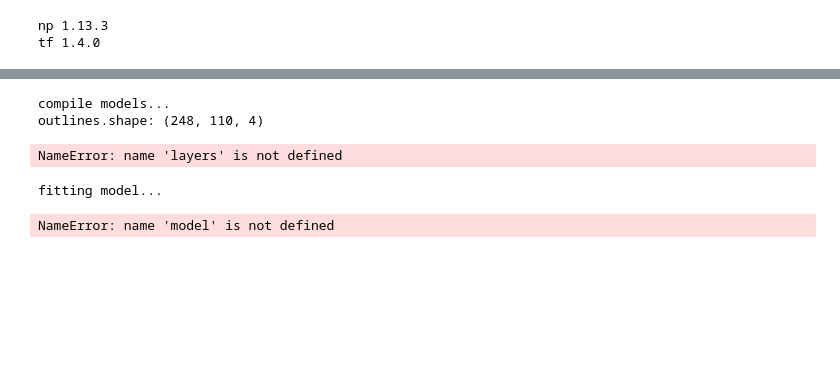
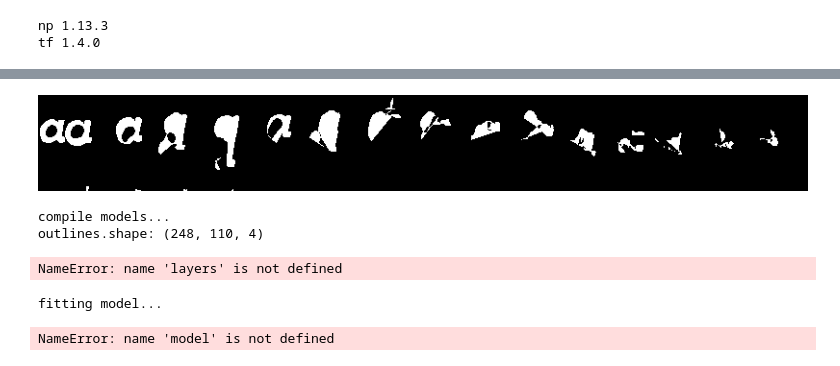
Before and after one commit to terryspitz/ipython_notebooks, a Jupyter notebook: fontvolve-TF.ipynb, the cells around one changed output, grey strips where cells are left out. Drawn from its saved outputs; the diff is of its cells as text; code cells hidden in the pictures; blank space fills up the shorter version.

Commit message:
add TF implementation of gene combination and insert/delete bases add documentation todo: in-place base mutation

```diff
--- a/fontvolve-TF.ipynb
+++ b/fontvolve-TF.ipynb
@@ -111,10 +109,13 @@ def GetCoordinates(font, glyphName:str):
         start=end+1
     return contours
 
+
 def readFonts(glyphs, max_outline_points, ygrid):
     glyphinputs = np.identity(len(glyphs), dtype=float)  #input is one-hot vec, one per glyph
-    files = glob.glob('deeper/Courier*.ttf')
-    print('loading {} files'.format(len(files)))
+    files = glob.glob('deeper\Courier*.ttf')
+    if not files:
+        files = glob.glob(r'C:\src\notebooks\deeper\Courier*.ttf')
+    print('loading {} files: {}'.format(len(files), files))
     inputs = []
     outlines = []
     for i, fontfile in enumerate(files):
@@ -325,13 +278,0 @@ orig_pool = gene_pool
-# %%
-generations= gene_pool[0:10]
-for gen in range(0,10):
-    for i in range(0,10):
-        #print(gene_pool[0])
-        gene_pool = evolve(gene_pool)
-    generations += gene_pool[0:10]
-
-#print(orig_pool[0])
-print(match_letter(gene_pool[0]))
-#ImageChops.logical_xor(draw(gene_pool[0]), letter_image)
-#draw(gene_pool[0])
-drawOutlines(generations, cellsize, scheme)
@@ -357,3 +289,41 @@ AttributeError: 'TopKV2' object has no attribute 'eval'
+# %%
+def evolve(pool):
+    xcoords = renderGlyphs(pool, max_points_per_line, ygrid, scheme)
+    scores = tf.reduce_sum(tf.square(xcoords-target_coords), axis=(1, 2))
+    norm_scores = scores - tf.reduce_min(scores) + 1e-4
+    norm_scores /= tf.reduce_sum(norm_scores)
+    dist = tf.distributions.Categorical(probs=norm_scores)
+    new_pop_indices = dist.sample(pool.shape[0], seed=1)
+    #print('scores {}'.format(scores.eval()))
+    norms0 = tf.distributions.Normal(0.0, 0.25).sample(pool.shape[0:2], seed=1)
+    row_offsets = tf.cumsum(tf.cast(tf.round(norms0), tf.int32), axis=1)
+    row_indices = tf.clip_by_value(tf.add(tf.reshape(new_pop_indices, (-1, 1)), row_offsets), 0, pool.shape[0] - 1)
+    # note eval-ing a sample gives different values each time; new samples are drawn
+    # print('row_offsets', row_offsets.shape, '\n', row_offsets.eval()[0:3, 0:12], '\n', row_indices.eval()[0:3, 0:12])
+    norms1 = tf.distributions.Normal(1.0, 0.25).sample(pool.shape[0:2], seed=1)
+    column_indices = tf.clip_by_value(tf.cumsum(tf.cast(tf.round(norms1), tf.int32), axis=1), 0, pool.shape[1] - 1)
+    indices = tf.stack((row_indices, column_indices), axis=-1)
+    new_pool = tf.gather_nd(pool, indices)
+    return new_pool
+
+
+with tf.Session() as sess:
+    gene_pool = orig_pool
+    generations = gene_pool[0:1]
+    #print('orig', orig_pool[0, 0:5])
+    for gen in range(0, 20):
+        for i in range(0, 1):
+            #print(gene_pool[0, 0:5])
+            gene_pool = evolve(gene_pool)
+        #print('last', gene_pool[0, 0:5].eval())
+        generations = np.append(generations, gene_pool[0:1].eval(), axis=0)
+
+#print('gen', generations[:, 0:5])
+#ImageChops.logical_xor(draw(gene_pool[0]), letter_image)
+#draw(gene_pool[0])
+drawOutlines(generations, cellsize, scheme)
+# %% [output]
+[figure, added]
 # %%
 print('compile models...')
 print('outlines.shape: {}'.format(outlines.shape))
```
Also changed, not shown: parts of 6 cells of this notebook.
